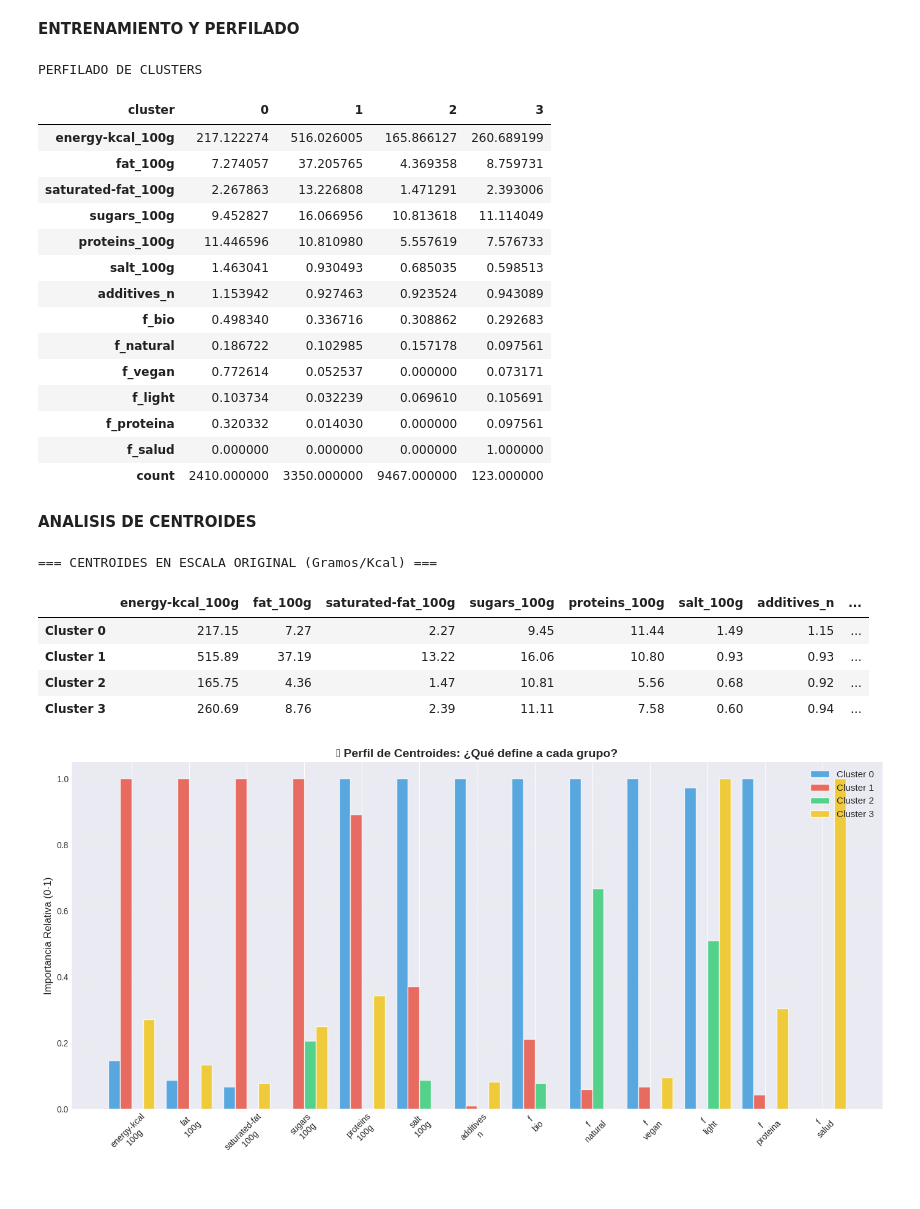
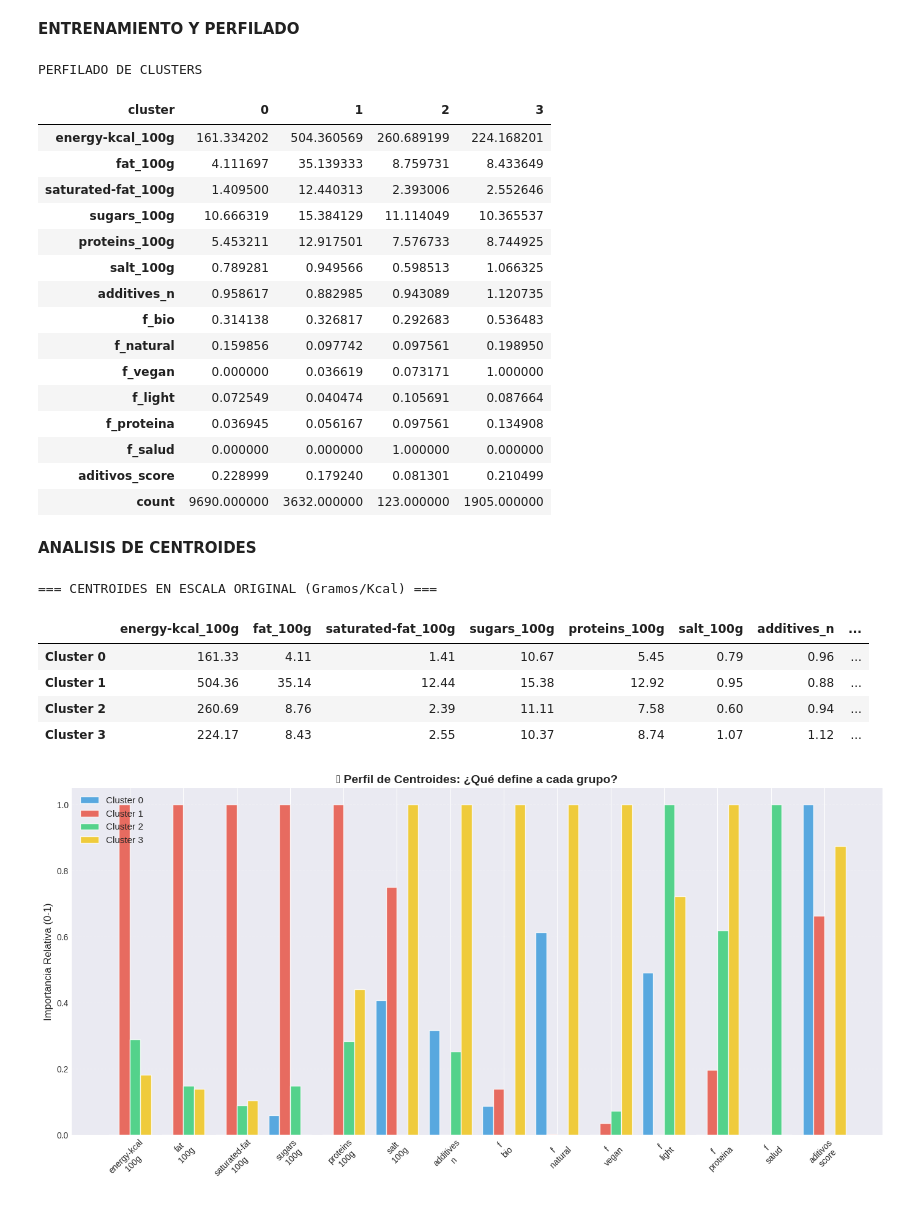
Before and after one commit to Kmpi17/TFMGreenWashing, a Jupyter notebook: TFG_KMPI.ipynb, the cells around one changed output. Cells and saved outputs as stored; diff of their text form; code cells hidden in the pictures.

```diff
--- a/TFG_KMPI.ipynb
+++ b/TFG_KMPI.ipynb
@@ -741,6 +741,9 @@ array_salud = [
     'inmunitario', 'rico en fibra', 'high fiber', 'omega 3', 'antioxidante',
     'detox', 'limpia', 'purifica', 'nutritional'
 ]
+
+array_riesgo_alto = ['e102', 'e110', 'e124', 'e127', 'e129', 'e133', 'e211', 'e250', 'e251', 'e951']
+array_riesgo_medio = ['e150c', 'e202', 'e211', 'e433', 'e450', 'e621', 'e950', 'e954']
 # %%
 patron_bio = '|'.join(array_bio)
 patron_natural = '|'.join(array_natural)
@@ -753,6 +756,16 @@ def detectar_marketing(df, patron):
     en_nombre = df['product_name'].str.contains(patron, case=False, na=False, regex=True)
     en_labels = df['labels_tags'].str.contains(patron, case=False, na=False, regex=True)
     return (en_nombre | en_labels).astype(int)
+
+
+def detectar_aditivos_nocivos(tags):
+    if pd.isna(tags): return 0
+    tags = str(tags).lower()
+    score = (sum(3 for a in array_riesgo_alto if a in tags) +
+             sum(1 for a in array_riesgo_medio if a in tags))
+    return score
+# %%
+df_products_model['aditivos_score'] = df_products_model['additives_tags'].apply(detectar_aditivos_nocivos)
 # %%
 df_products_model['f_bio'] = detectar_marketing(df_products_model, patron_bio)
 df_products_model['f_natural'] = detectar_marketing(df_products_model, patron_natural)
@@ -823,7 +835,7 @@ En la matriz de correlación podemos observar que aunque un producto sea bio o n
 columnas_modelo = [
     'energy-kcal_100g', 'fat_100g', 'saturated-fat_100g',
     'sugars_100g', 'proteins_100g', 'salt_100g', 'additives_n',
-    'f_bio', 'f_natural', 'f_vegan', 'f_light', 'f_proteina', 'f_salud'
+    'f_bio', 'f_natural', 'f_vegan', 'f_light', 'f_proteina', 'f_salud','aditivos_score'
 ]
 
 df_product_train= df_products_model[columnas_modelo].fillna(0)
@@ -963,56 +975,57 @@ display(perfilado.T)
 # %% [output]
 PERFILADO DE CLUSTERS
 | cluster | 0 | 1 | 2 | 3 |
-| energy-kcal_100g | 217.122274 | 516.026005 | 165.866127 | 260.689199 |
-| fat_100g | 7.274057 | 37.205765 | 4.369358 | 8.759731 |
-| saturated-fat_100g | 2.267863 | 13.226808 | 1.471291 | 2.393006 |
-| sugars_100g | 9.452827 | 16.066956 | 10.813618 | 11.114049 |
-| proteins_100g | 11.446596 | 10.810980 | 5.557619 | 7.576733 |
-| salt_100g | 1.463041 | 0.930493 | 0.685035 | 0.598513 |
-| additives_n | 1.153942 | 0.927463 | 0.923524 | 0.943089 |
-| f_bio | 0.498340 | 0.336716 | 0.308862 | 0.292683 |
-| f_natural | 0.186722 | 0.102985 | 0.157178 | 0.097561 |
-| f_vegan | 0.772614 | 0.052537 | 0.000000 | 0.073171 |
-| f_light | 0.103734 | 0.032239 | 0.069610 | 0.105691 |
-| f_proteina | 0.320332 | 0.014030 | 0.000000 | 0.097561 |
-| f_salud | 0.000000 | 0.000000 | 0.000000 | 1.000000 |
-| count | 2410.000000 | 3350.000000 | 9467.000000 | 123.000000 |
+| energy-kcal_100g | 161.334202 | 504.360569 | 260.689199 | 224.168201 |
+| fat_100g | 4.111697 | 35.139333 | 8.759731 | 8.433649 |
+| saturated-fat_100g | 1.409500 | 12.440313 | 2.393006 | 2.552646 |
+| sugars_100g | 10.666319 | 15.384129 | 11.114049 | 10.365537 |
+| proteins_100g | 5.453211 | 12.917501 | 7.576733 | 8.744925 |
+| salt_100g | 0.789281 | 0.949566 | 0.598513 | 1.066325 |
+| additives_n | 0.958617 | 0.882985 | 0.943089 | 1.120735 |
+| f_bio | 0.314138 | 0.326817 | 0.292683 | 0.536483 |
+| f_natural | 0.159856 | 0.097742 | 0.097561 | 0.198950 |
+| f_vegan | 0.000000 | 0.036619 | 0.073171 | 1.000000 |
+| f_light | 0.072549 | 0.040474 | 0.105691 | 0.087664 |
+| f_proteina | 0.036945 | 0.056167 | 0.097561 | 0.134908 |
+| f_salud | 0.000000 | 0.000000 | 1.000000 | 0.000000 |
+| aditivos_score | 0.228999 | 0.179240 | 0.081301 | 0.210499 |
+| count | 9690.000000 | 3632.000000 | 123.000000 | 1905.000000 |
 # %% [markdown]
 **ANALISIS DE CENTROIDES**
 # %%
 centroides_originales = scaler.inverse_transform(kmeans.cluster_centers_)
 
 df_centroides = pd.DataFrame(centroides_originales, columns=columnas_modelo)
 df_centroides.index = [f'Cluster {i}' for i in range(k_final)]
 
-print('=== CENTROIDES EN ESCALA ORIGINAL (Gramos/Kcal) ===')
+print('CENTROIDES EN ESCALA ORIGINAL (Gramos/Kcal)')
 display(df_centroides.round(2))
 
 fig, ax = plt.subplots(figsize=(14, 7))
 
 df_centroides_norm = (df_centroides - df_centroides.min()) / (df_centroides.max() - df_centroides.min())
 
 colors_cluster = ['#3498db', '#e74c3c', '#2ecc71', '#f1c40f']
 x = np.arange(len(columnas_modelo))
 width = 0.20
 
 for i, (cluster, color) in enumerate(zip(df_centroides_norm.index, colors_cluster)):
     ax.bar(x + i*width, df_centroides_norm.loc[cluster], width,
            label=cluster, color=color, alpha=0.8, edgecolor='white')
 
 ax.set_xticks(x + width * 1.5)
 ax.set_xticklabels([f.replace('_', '\n') for f in columnas_modelo], fontsize=10, rotation=45)
 ax.set_ylabel('Importancia Relativa (0-1)', fontsize=12)
-ax.set_title('🎯 Perfil de Centroides: ¿Qué define a cada grupo?', fontsize=14, fontweight='bold')
+ax.set_title('Perfil de Centroides: ¿Qué define a cada grupo?', fontsize=14, fontweight='bold')
 ax.legend(fontsize=11)
 plt.grid(axis='y', linestyle='--', alpha=0.3)
 plt.tight_layout()
 plt.show()
 # %% [output]
 === CENTROIDES EN ESCALA ORIGINAL (Gramos/Kcal) ===
 |  | energy-kcal_100g | fat_100g | saturated-fat_100g | sugars_100g | proteins_100g | salt_100g | additives_n | ... |
-| Cluster 0 | 217.15 | 7.27 | 2.27 | 9.45 | 11.44 | 1.49 | 1.15 | ... |
-| Cluster 1 | 515.89 | 37.19 | 13.22 | 16.06 | 10.80 | 0.93 | 0.93 | ... |
-| Cluster 2 | 165.75 | 4.36 | 1.47 | 10.81 | 5.56 | 0.68 | 0.92 | ... |
-| Cluster 3 | 260.69 | 8.76 | 2.39 | 11.11 | 7.58 | 0.60 | 0.94 | ... |
+| Cluster 0 | 161.33 | 4.11 | 1.41 | 10.67 | 5.45 | 0.79 | 0.96 | ... |
+| Cluster 1 | 504.36 | 35.14 | 12.44 | 15.38 | 12.92 | 0.95 | 0.88 | ... |
+| Cluster 2 | 260.69 | 8.76 | 2.39 | 11.11 | 7.58 | 0.60 | 0.94 | ... |
+| Cluster 3 | 224.17 | 8.43 | 2.55 | 10.37 | 8.74 | 1.07 | 1.12 | ... |
-[figure, old version]
+[figure, new version]
```
Also changed, not shown: parts of 13 cells of this notebook.
